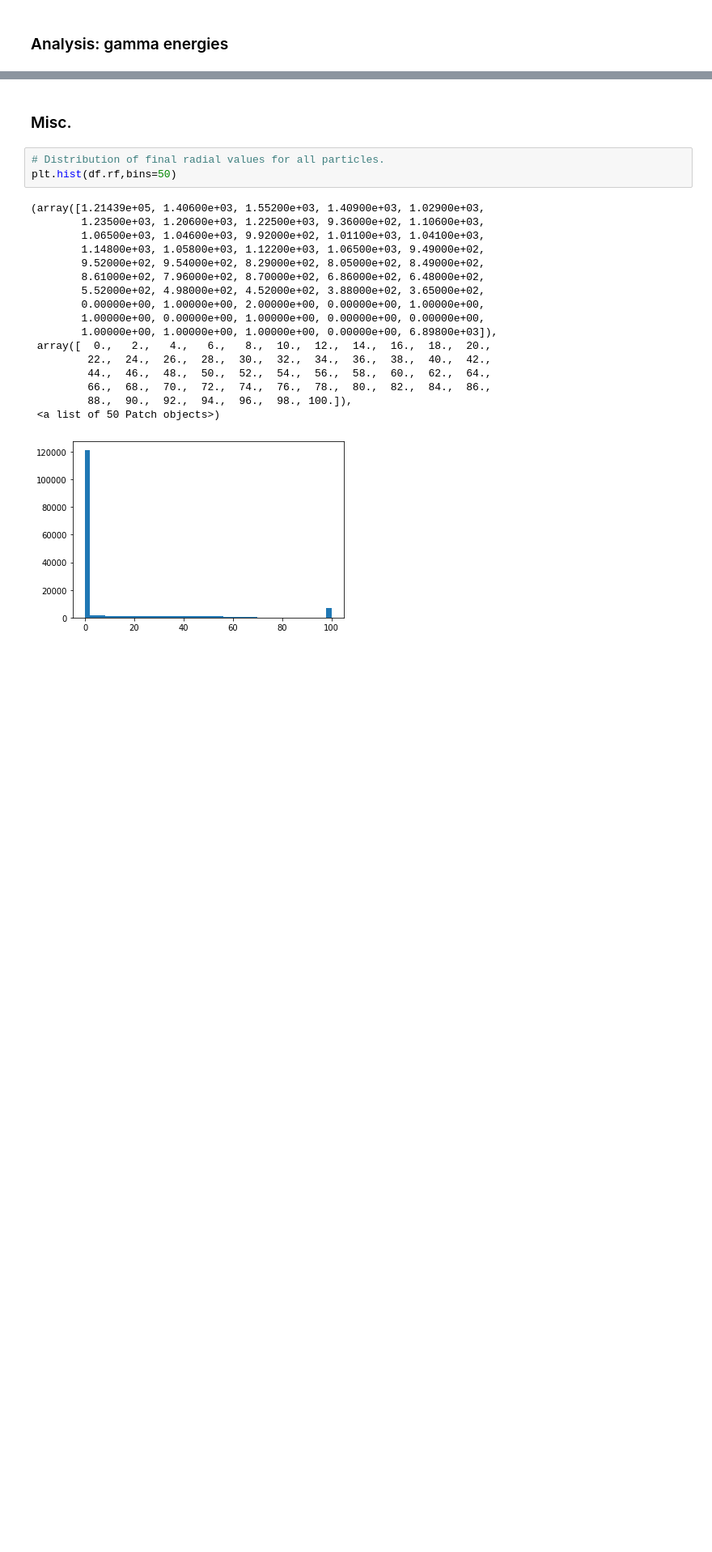
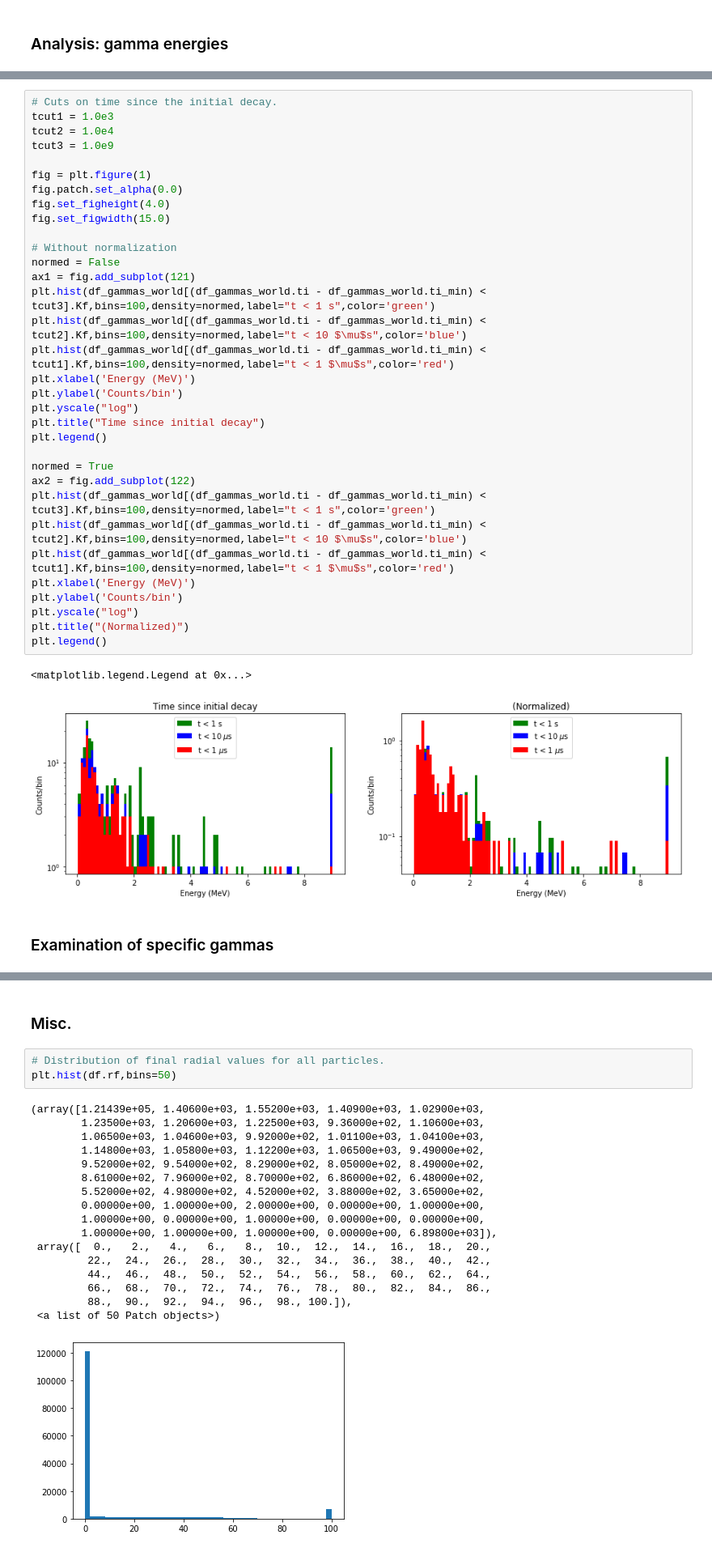
Before and after one commit to jerenner/hkscripts, a Jupyter notebook: nicf_source/notebooks/nicf_geant4_analysis.ipynb, the cells around one changed output, grey strips where cells are left out. Shown: that part at 81% size. Saved outputs shown, nothing was run; the diff lists cells and outputs as text; blank space fills up the shorter version.

```diff
--- a/nicf_source/notebooks/nicf_geant4_analysis.ipynb
+++ b/nicf_source/notebooks/nicf_geant4_analysis.ipynb
@@ -91,0 +136,38 @@ Text(0, 0.5, 'Counts/bin')
+# %%
+# Cuts on time since the initial decay.
+tcut1 = 1.0e3
+tcut2 = 1.0e4
+tcut3 = 1.0e9
+
+fig = plt.figure(1)
+fig.patch.set_alpha(0.0)
+fig.set_figheight(4.0)
+fig.set_figwidth(15.0)
+
+# Without normalization
+normed = False
+ax1 = fig.add_subplot(121)
+plt.hist(df_gammas_world[(df_gammas_world.ti - df_gammas_world.ti_min) < tcut3].Kf,bins=100,density=normed,label="t < 1 s",color='green')
+plt.hist(df_gammas_world[(df_gammas_world.ti - df_gammas_world.ti_min) < tcut2].Kf,bins=100,density=normed,label="t < 10 $\mu$s",color='blue')
+plt.hist(df_gammas_world[(df_gammas_world.ti - df_gammas_world.ti_min) < tcut1].Kf,bins=100,density=normed,label="t < 1 $\mu$s",color='red')
+plt.xlabel('Energy (MeV)')
+plt.ylabel('Counts/bin')
+plt.yscale("log")
+plt.title("Time since initial decay")
+plt.legend()
+
+normed = True
+ax2 = fig.add_subplot(122)
+plt.hist(df_gammas_world[(df_gammas_world.ti - df_gammas_world.ti_min) < tcut3].Kf,bins=100,density=normed,label="t < 1 s",color='green')
+plt.hist(df_gammas_world[(df_gammas_world.ti - df_gammas_world.ti_min) < tcut2].Kf,bins=100,density=normed,label="t < 10 $\mu$s",color='blue')
+plt.hist(df_gammas_world[(df_gammas_world.ti - df_gammas_world.ti_min) < tcut1].Kf,bins=100,density=normed,label="t < 1 $\mu$s",color='red')
+plt.xlabel('Energy (MeV)')
+plt.ylabel('Counts/bin')
+plt.yscale("log")
+plt.title("(Normalized)")
+plt.legend()
+# %% [output]
+<matplotlib.legend.Legend at 0x...>
+[figure, added]
+# %% [markdown]
+### Examination of specific gammas
```
Also changed, not shown: parts of 13 cells of this notebook.
